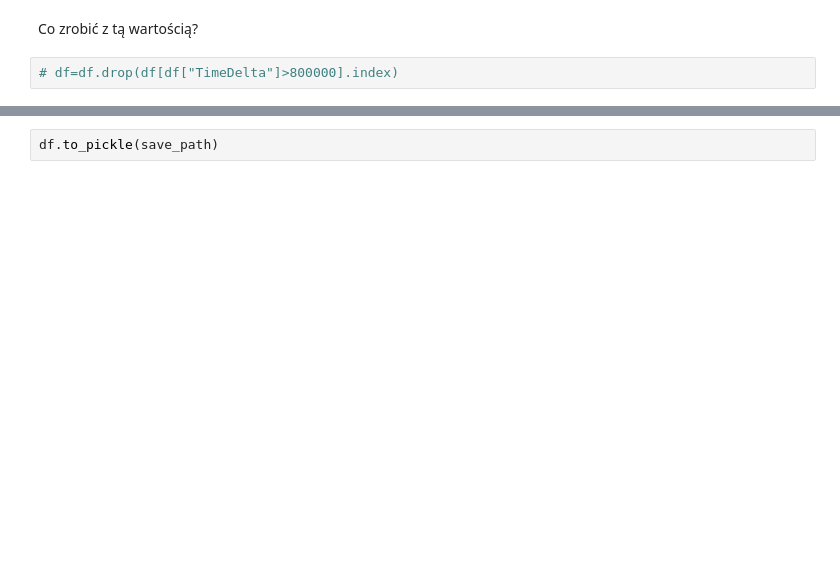
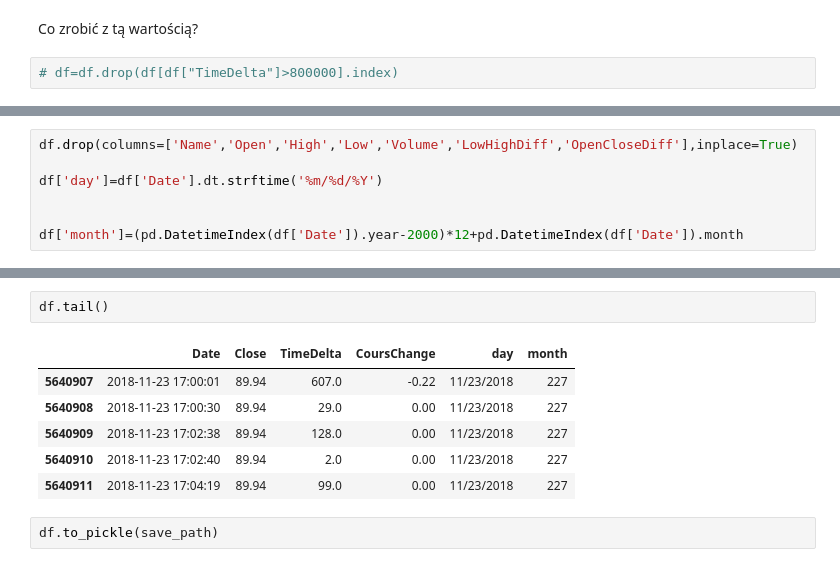
Before and after one commit to Moribund7/kghm_forecasting, a Jupyter notebook: notebooks/data_clearing.ipynb, the cells around one changed output, grey strips where cells are left out. Drawn from its saved outputs; the diff is of its cells as text; blank space fills up the shorter version.

Commit message:
Add month column

```diff
--- a/notebooks/data_clearing.ipynb
+++ b/notebooks/data_clearing.ipynb
@@ -66,2 +131,9 @@ Co zrobić z tą wartością?
+# %%
+df.drop(columns=['Name','Open','High','Low','Volume','LowHighDiff','OpenCloseDiff'],inplace=True)
+
+df['day']=df['Date'].dt.strftime('%m/%d/%Y')
+
+
+df['month']=(pd.DatetimeIndex(df['Date']).year-2000)*12+pd.DatetimeIndex(df['Date']).month
 # %%
 df.head()
@@ -68,2 +147,11 @@ df.head()
+# %%
+df.tail()
+# %% [output]
+|  | Date | Close | TimeDelta | CoursChange | day | month |
+| 5640907 | 2018-11-23 17:00:01 | 89.94 | 607.0 | -0.22 | 11/23/2018 | 227 |
+| 5640908 | 2018-11-23 17:00:30 | 89.94 | 29.0 | 0.00 | 11/23/2018 | 227 |
+| 5640909 | 2018-11-23 17:02:38 | 89.94 | 128.0 | 0.00 | 11/23/2018 | 227 |
+| 5640910 | 2018-11-23 17:02:40 | 89.94 | 2.0 | 0.00 | 11/23/2018 | 227 |
+| 5640911 | 2018-11-23 17:04:19 | 89.94 | 99.0 | 0.00 | 11/23/2018 | 227 |
 # %%
 df.to_pickle(save_path)
```
Also changed, not shown: parts of 13 cells of this notebook.
